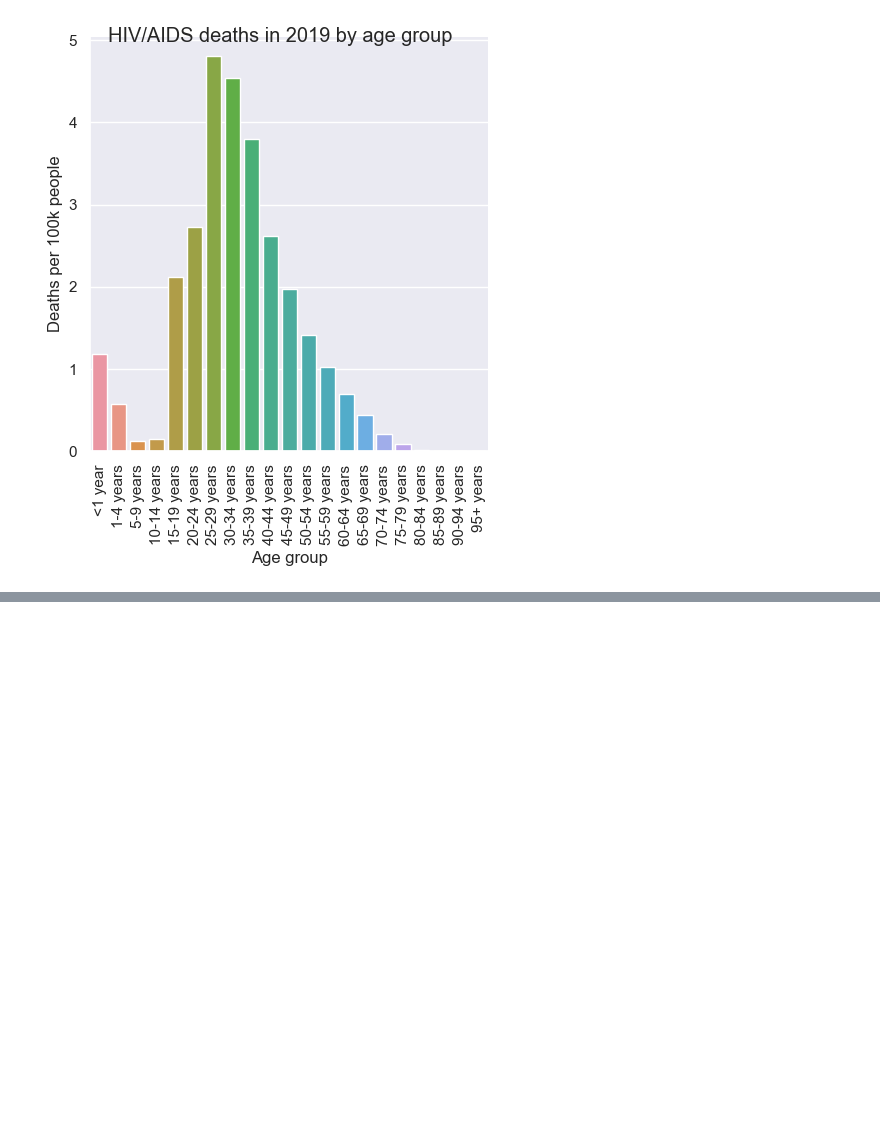
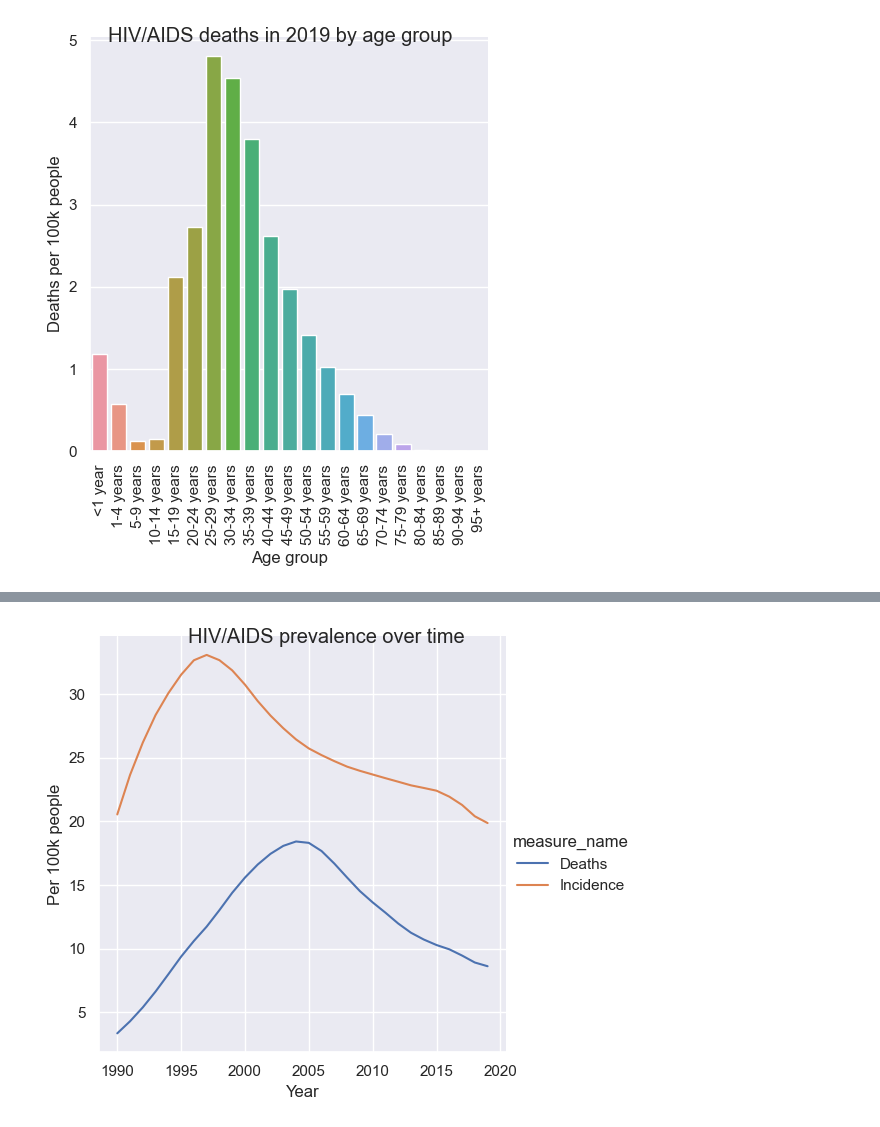
Before and after one commit to justsharan/notebooks, a Jupyter notebook: hiv-analysis/notebook.ipynb, the cells around one changed output, grey strips where cells are left out. Drawn from its saved outputs; the diff is of its cells as text; code cells hidden in the pictures; blank space fills up the shorter version.

```diff
--- a/hiv-analysis/notebook.ipynb
+++ b/hiv-analysis/notebook.ipynb
@@ -185,6 +187,8 @@ While this data is interesting, could there be a difference in HIV/AIDS deaths b
 import matplotlib.pyplot as plt
 import seaborn as sns
 import numpy as np
+
+sns.set('notebook')
 
 age_df = hiv_aids.query('metric_name == "Number" & year == 2019') \
     .groupby(by='age_name') \
@@ -192,7 +196,7 @@ age_df = hiv_aids.query('metric_name == "Number" & year == 2019') \
     .reset_index()
 
 # Per 100k people
-age_df['val'] = age_df['val'] / 100000
+age_df['val'] /= 100000
 
 age_order = ['<1 year', '1-4 years', '5-9 years',
              '10-14 years', '15-19 years',
@@ -215,0 +225,15 @@ plt.show()
+# %%
+df = hiv_aids.query('metric_name == "Number"') \
+    .groupby(by=['year', 'measure_name']) \
+    .agg({ 'val': sum }) \
+    .reset_index()
+
+df['val'] /= 100000
+
+g = sns.relplot(x='year', y='val', data=df, kind='line', hue='measure_name')
+g.fig.suptitle('HIV/AIDS prevalence over time')
+g.set(xlabel='Year', ylabel='Per 100k people')
+
+plt.show()
+# %% [output]
+[figure, added]
```
Also changed, not shown: parts of 17 cells of this notebook, 1 other file.
